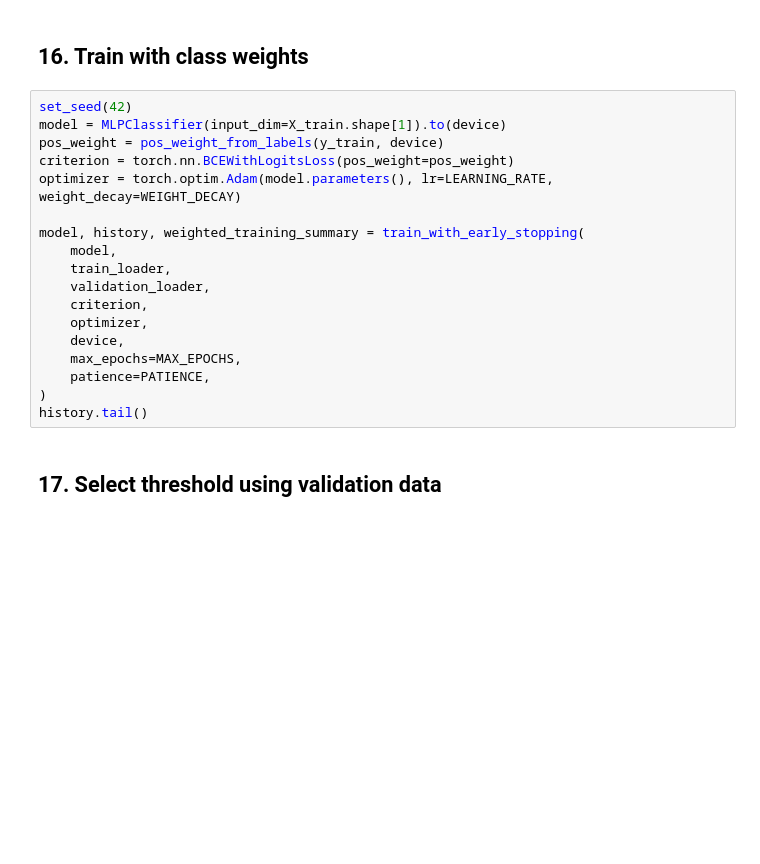
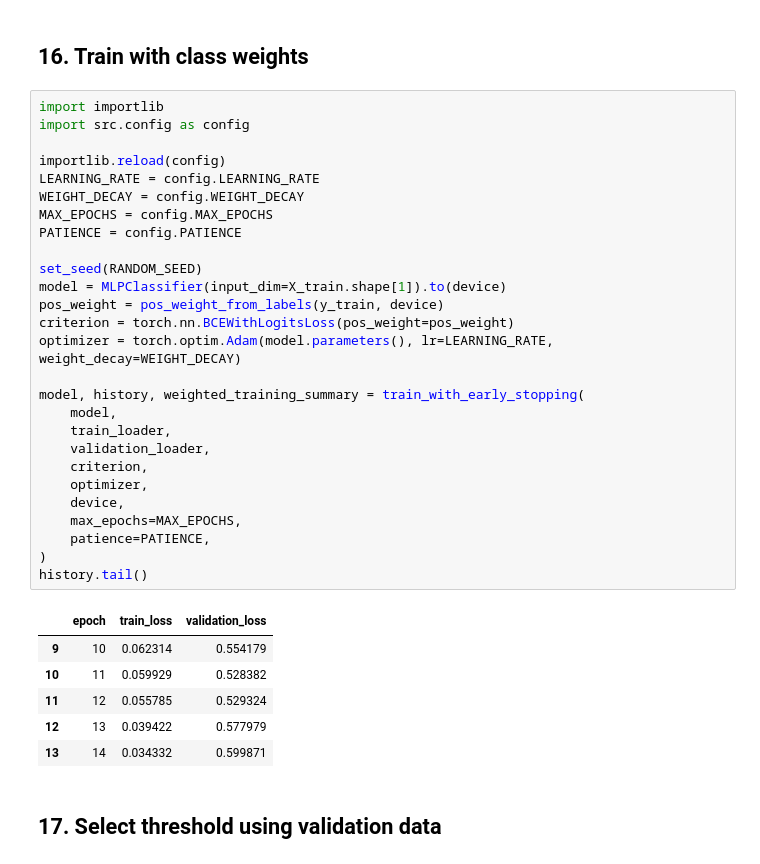
Before and after one commit to dounia1230/wesad_stress_project, a Jupyter notebook: notebooks/02_mlp.ipynb, the cells around one changed output. Cells and saved outputs as stored; diff of their text form; blank space fills up the shorter version.

```diff
--- a/notebooks/02_mlp.ipynb
+++ b/notebooks/02_mlp.ipynb
@@ -260,23 +326,39 @@ unweighted_history.tail()
 # %% [markdown]
 ## 16. Train with class weights
 # %%
-set_seed(42)
+import importlib
+import src.config as config
+
+importlib.reload(config)
+LEARNING_RATE = config.LEARNING_RATE
+WEIGHT_DECAY = config.WEIGHT_DECAY
+MAX_EPOCHS = config.MAX_EPOCHS
+PATIENCE = config.PATIENCE
+
+set_seed(RANDOM_SEED)
 model = MLPClassifier(input_dim=X_train.shape[1]).to(device)
 pos_weight = pos_weight_from_labels(y_train, device)
 criterion = torch.nn.BCEWithLogitsLoss(pos_weight=pos_weight)
 optimizer = torch.optim.Adam(model.parameters(), lr=LEARNING_RATE, weight_decay=WEIGHT_DECAY)
 
 model, history, weighted_training_summary = train_with_early_stopping(
     model,
     train_loader,
     validation_loader,
     criterion,
     optimizer,
     device,
     max_epochs=MAX_EPOCHS,
     patience=PATIENCE,
 )
 history.tail()
+# %% [output]
+|  | epoch | train_loss | validation_loss |
+| 9 | 10 | 0.062314 | 0.554179 |
+| 10 | 11 | 0.059929 | 0.528382 |
+| 11 | 12 | 0.055785 | 0.529324 |
+| 12 | 13 | 0.039422 | 0.577979 |
+| 13 | 14 | 0.034332 | 0.599871 |
 # %% [markdown]
 ## 17. Select threshold using validation data
 # %%
```
Also changed, not shown: parts of 18 cells of this notebook, 23 other files.
